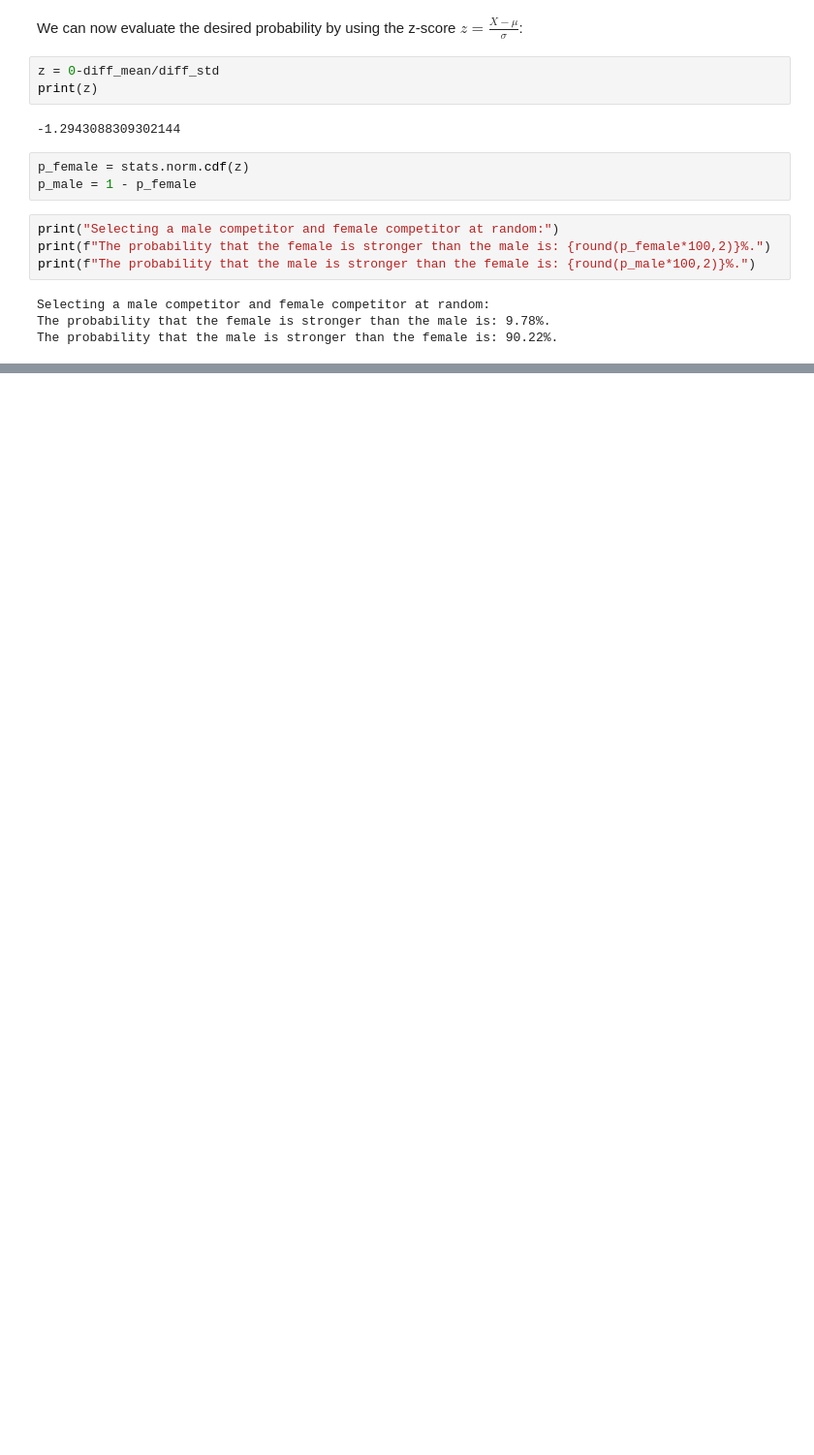
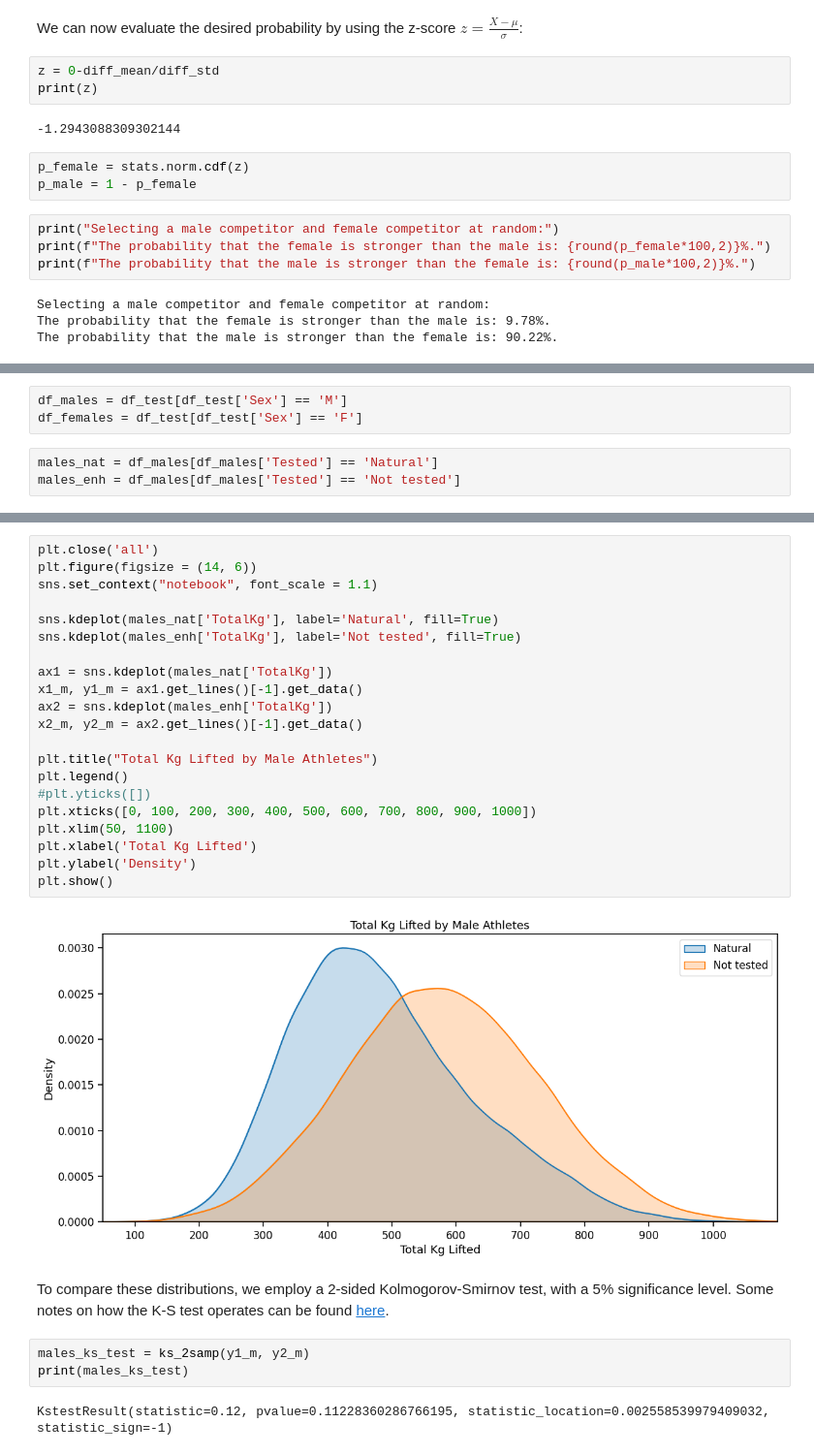
Before and after one commit to AmeerAliSaleem/powerlifting, a Jupyter notebook: Powerlifting_battle_of_the_genders.ipynb, the cells around one changed output, grey strips where cells are left out. Shown: that part at 97% size. Cells and saved outputs as stored; diff of their text form; blank space fills up the shorter version.

```diff
--- a/Powerlifting_battle_of_the_genders.ipynb
+++ b/Powerlifting_battle_of_the_genders.ipynb
@@ -314,0 +383,6 @@ The probability that the male is stronger than the female is: 90.22%.
+# %%
+df_males = df_test[df_test['Sex'] == 'M']
+df_females = df_test[df_test['Sex'] == 'F']
+# %%
+males_nat = df_males[df_males['Tested'] == 'Natural']
+males_enh = df_males[df_males['Tested'] == 'Not tested']
@@ -314,0 +407,30 @@ The probability that the male is stronger than the female is: 90.22%.
+# %%
+plt.close('all')
+plt.figure(figsize = (14, 6))
+sns.set_context("notebook", font_scale = 1.1)
+
+sns.kdeplot(males_nat['TotalKg'], label='Natural', fill=True)
+sns.kdeplot(males_enh['TotalKg'], label='Not tested', fill=True)
+
+ax1 = sns.kdeplot(males_nat['TotalKg'])
+x1_m, y1_m = ax1.get_lines()[-1].get_data()
+ax2 = sns.kdeplot(males_enh['TotalKg'])
+x2_m, y2_m = ax2.get_lines()[-1].get_data()
+
+plt.title("Total Kg Lifted by Male Athletes")
+plt.legend()
+#plt.yticks([])
+plt.xticks([0, 100, 200, 300, 400, 500, 600, 700, 800, 900, 1000])
+plt.xlim(50, 1100)
+plt.xlabel('Total Kg Lifted')
+plt.ylabel('Density')
+plt.show()
+# %% [output]
+[figure, added]
+# %% [markdown]
+To compare these distributions, we employ a 2-sided Kolmogorov-Smirnov test, with a 5% significance level. Some notes on how the K-S test operates can be found <a href="https://www.statisticshowto.com/kolmogorov-smirnov-test/">here</a>.
+# %%
+males_ks_test = ks_2samp(y1_m, y2_m)
+print(males_ks_test)
+# %% [output]
+KstestResult(statistic=0.12, pvalue=0.11228360286766195, statistic_location=0.002558539979409032, statistic_sign=-1)
```
Also changed, not shown: parts of 31 cells of this notebook, 2 other files.
